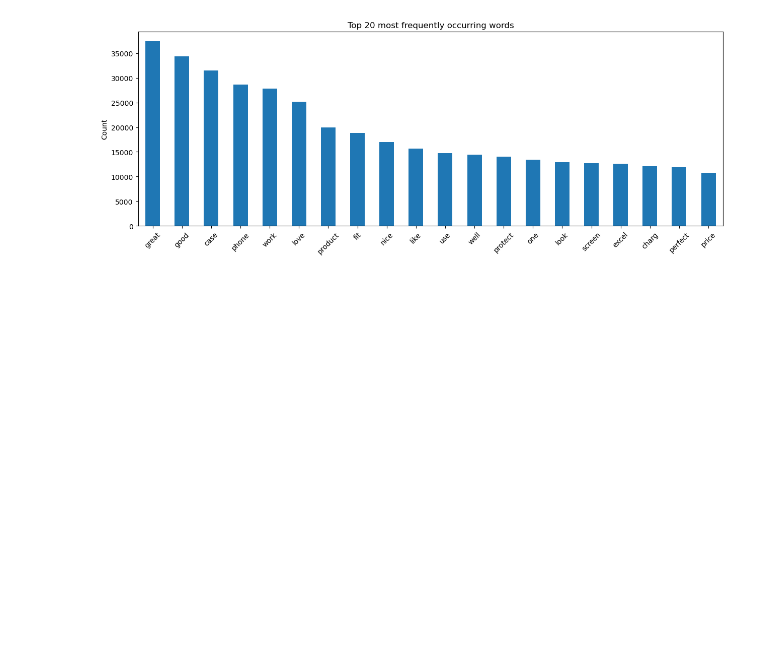
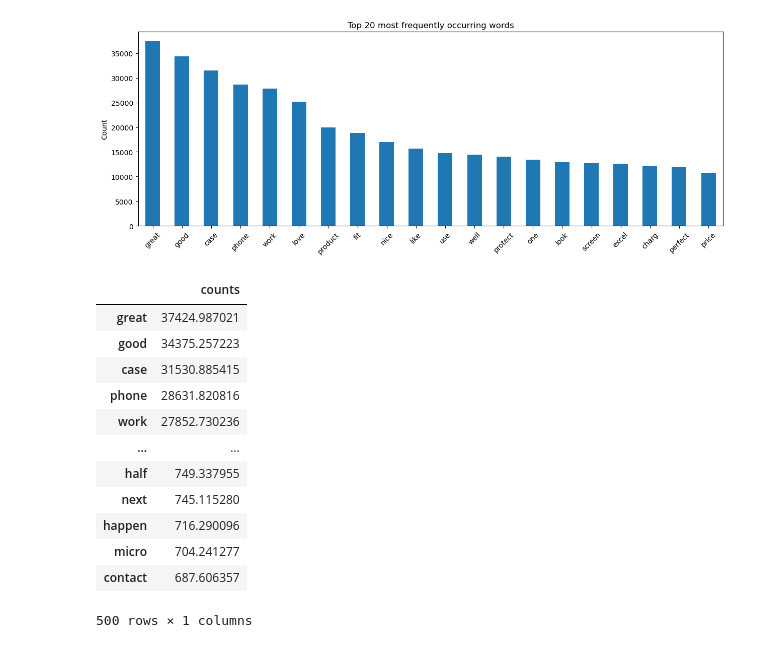
Before and after one commit to 0smee/nlp-capstone, a Jupyter notebook: notebooks/02-eda.ipynb, the cells around one changed output. Cells and saved outputs as stored; diff of their text form; code cells hidden in the pictures; blank space fills up the shorter version.

```diff
--- a/notebooks/02-eda.ipynb
+++ b/notebooks/02-eda.ipynb
@@ -158,5 +166,21 @@ plt.xticks(rotation=45)
 plt.show()
 # %% [output]
 [figure]
+# %%
+word_counts
+# %% [output]
+|  | counts |
+| great | 37424.987021 |
+| good | 34375.257223 |
+| case | 31530.885415 |
+| phone | 28631.820816 |
+| work | 27852.730236 |
+| ... | ... |
+| half | 749.337955 |
+| next | 745.115280 |
+| happen | 716.290096 |
+| micro | 704.241277 |
+| contact | 687.606357 |
+500 rows × 1 columns
 # %%
 feat = tfidf.get_feature_names_out()
```
Also changed, not shown: parts of 14 cells of this notebook, 2 other files.
